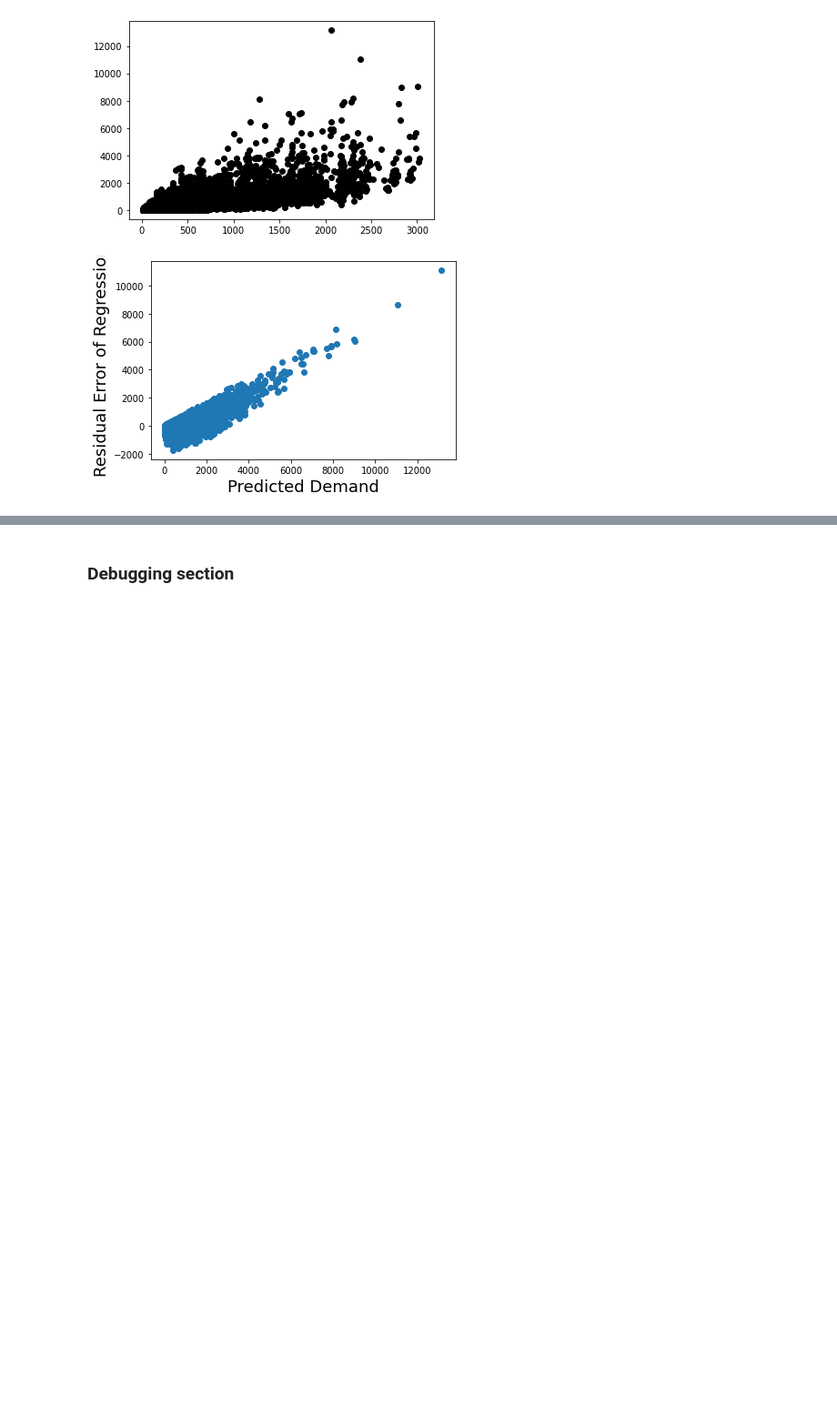
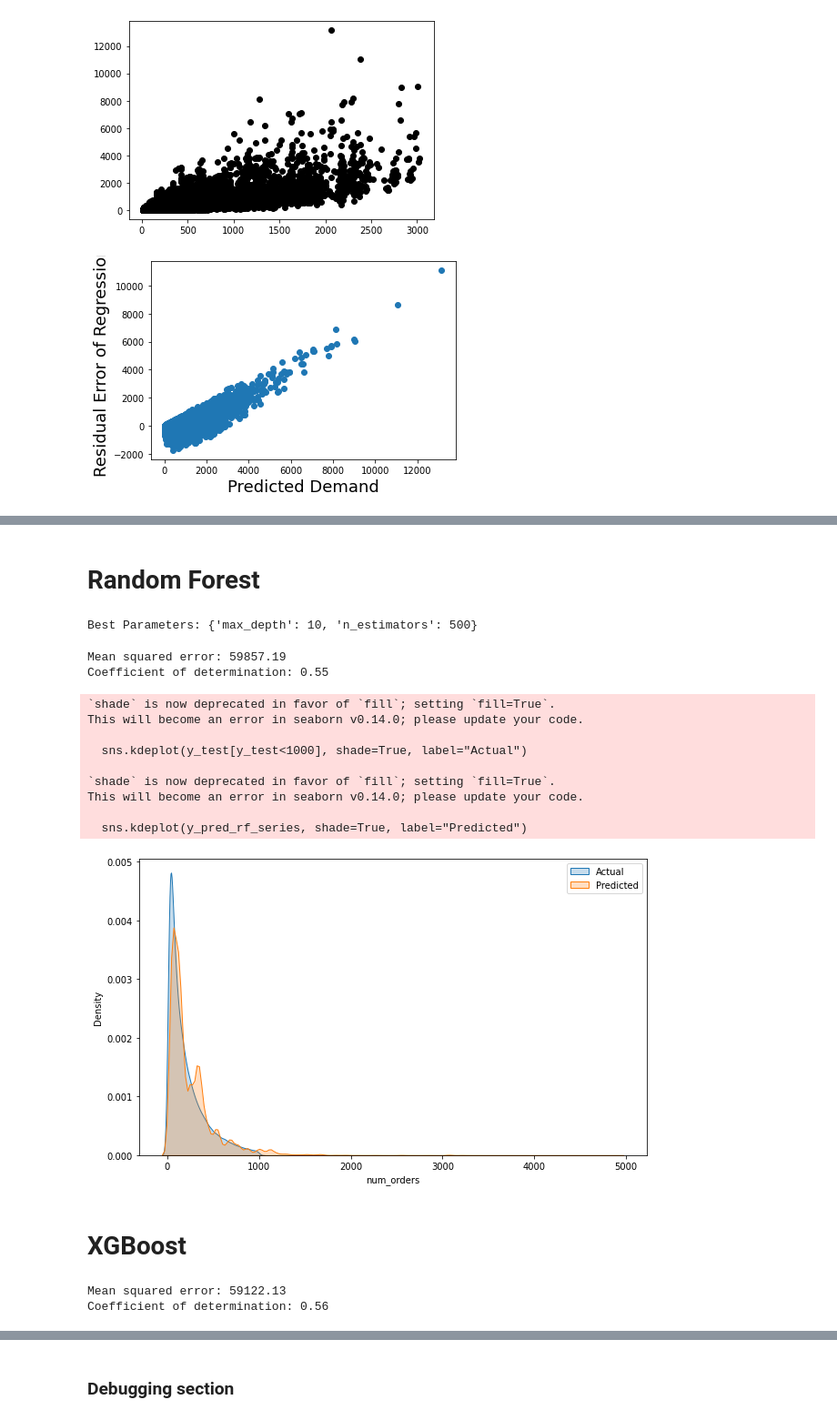
Before and after one commit to Abhishek-xavi/DemandForecast, a Jupyter notebook: BasicModel.ipynb, the cells around one changed output, grey strips where cells are left out. Shown at 91% size. Drawn from its saved outputs; the diff is of its cells as text; code cells hidden in the pictures; blank space fills up the shorter version.

```diff
--- a/BasicModel.ipynb
+++ b/BasicModel.ipynb
@@ -304,0 +433,62 @@ plt.show()
+# %% [markdown]
+# Random Forest
+# %%
+# Define the parameter grid to search
+param_grid = {
+    'n_estimators': [500],  # Number of trees in the forest
+    'max_depth': [10],    # Maximum depth of each tree
+    # 'min_samples_split': [2, 5, 10],   # Minimum number of samples required to split an internal node
+    # 'min_samples_leaf': [1, 2, 4]      # Minimum number of samples required to be at a leaf node
+}
+
+# Initialize the Random Forest Regressor model
+rf_model = RandomForestRegressor(random_state=42)
+
+# Initialize GridSearchCV with cross-validation
+grid_search = GridSearchCV(estimator=rf_model, param_grid=param_grid, cv=5, scoring='neg_mean_squared_error', n_jobs=-1)
+
+# Fit the grid search to the training data
+grid_search.fit(X_train, y_train)
+
+# Get the best parameters and best estimator
+best_params = grid_search.best_params_
+best_estimator = grid_search.best_estimator_
+
+print("Best Parameters:", best_params)
+# %% [output]
+Best Parameters: {'max_depth': 10, 'n_estimators': 500}
+# %%
+
+# Make predictions on the testing data using the best estimator
+y_pred_rf = best_estimator.predict(X_test)
+# %%
+# The mean squared error
+print("Mean squared error: %.2f" % mean_squared_error(y_test, y_pred_rf))
+# The coefficient of determination: 1 is perfect prediction
+print("Coefficient of determination: %.2f" % r2_score(y_test, y_pred_rf))
+# print("MSLE: %.2f" % mean_squared_log_error(y_test, y_pred))
+# %% [output]
+Mean squared error: 59857.19
+Coefficient of determination: 0.55
+# %%
+y_test[y_test<1000]
+y_pred_rf_series = pd.Series(y_pred_rf)
+
+plt.figure(figsize=(10, 6))
+sns.kdeplot(y_test[y_test<1000], shade=True, label="Actual")
+sns.kdeplot(y_pred_rf_series, shade=True, label="Predicted")
+plt.legend()
+plt.show()
+# %% [output]
+`shade` is now deprecated in favor of `fill`; setting `fill=True`.
+This will become an error in seaborn v0.14.0; please update your code.
+
+  sns.kdeplot(y_test[y_test<1000], shade=True, label="Actual")
+
+`shade` is now deprecated in favor of `fill`; setting `fill=True`.
+This will become an error in seaborn v0.14.0; please update your code.
+
+  sns.kdeplot(y_pred_rf_series, shade=True, label="Predicted")
+[figure, added]
+# %% [markdown]
+# XGBoost
@@ -304,0 +520,9 @@ plt.show()
+# %%
+# The mean squared error
+print("Mean squared error: %.2f" % mean_squared_error(y_test, y_pred_xgb))
+# The coefficient of determination: 1 is perfect prediction
+print("Coefficient of determination: %.2f" % r2_score(y_test, y_pred_xgb))
+# print("MSLE: %.2f" % mean_squared_log_error(y_test, y_pred))
+# %% [output]
+Mean squared error: 59122.13
+Coefficient of determination: 0.56
```
Also changed, not shown: parts of 22 cells of this notebook.
